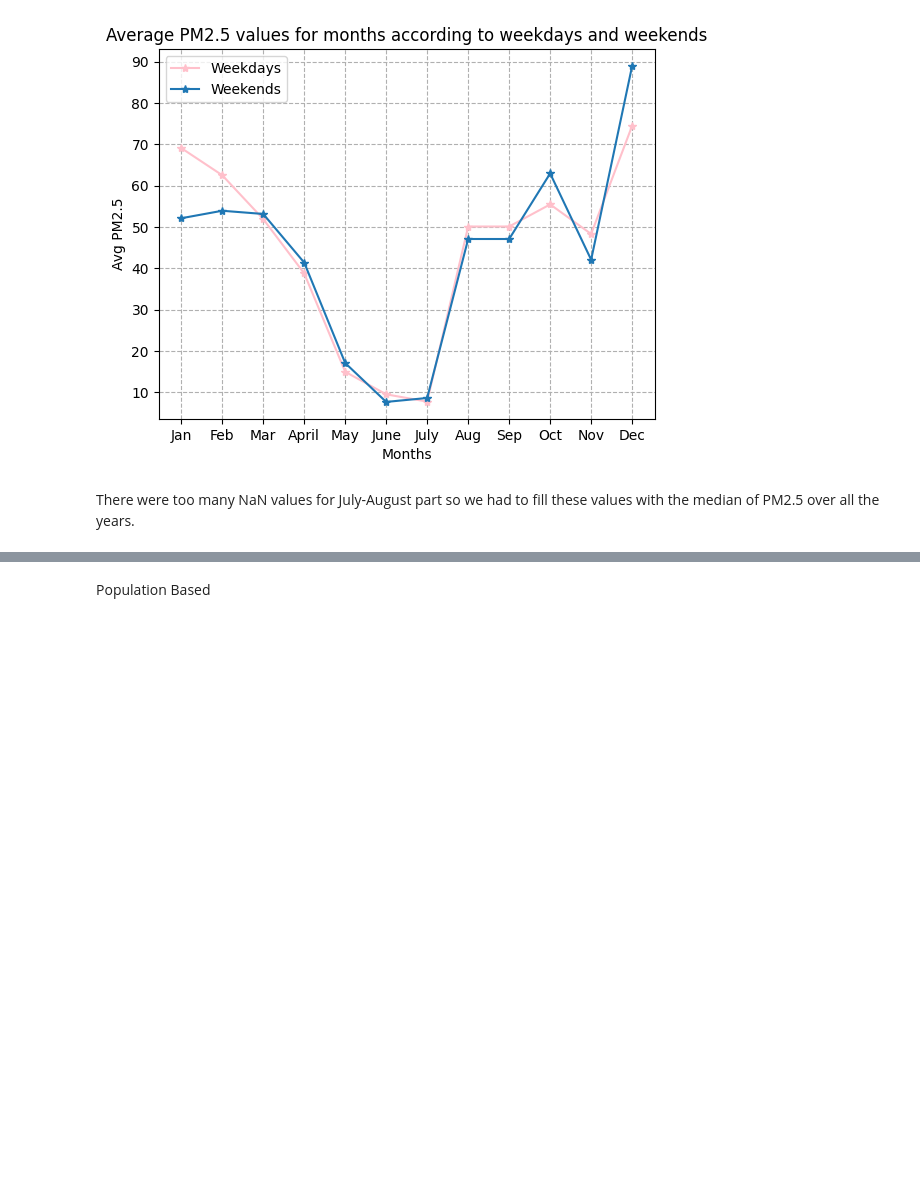
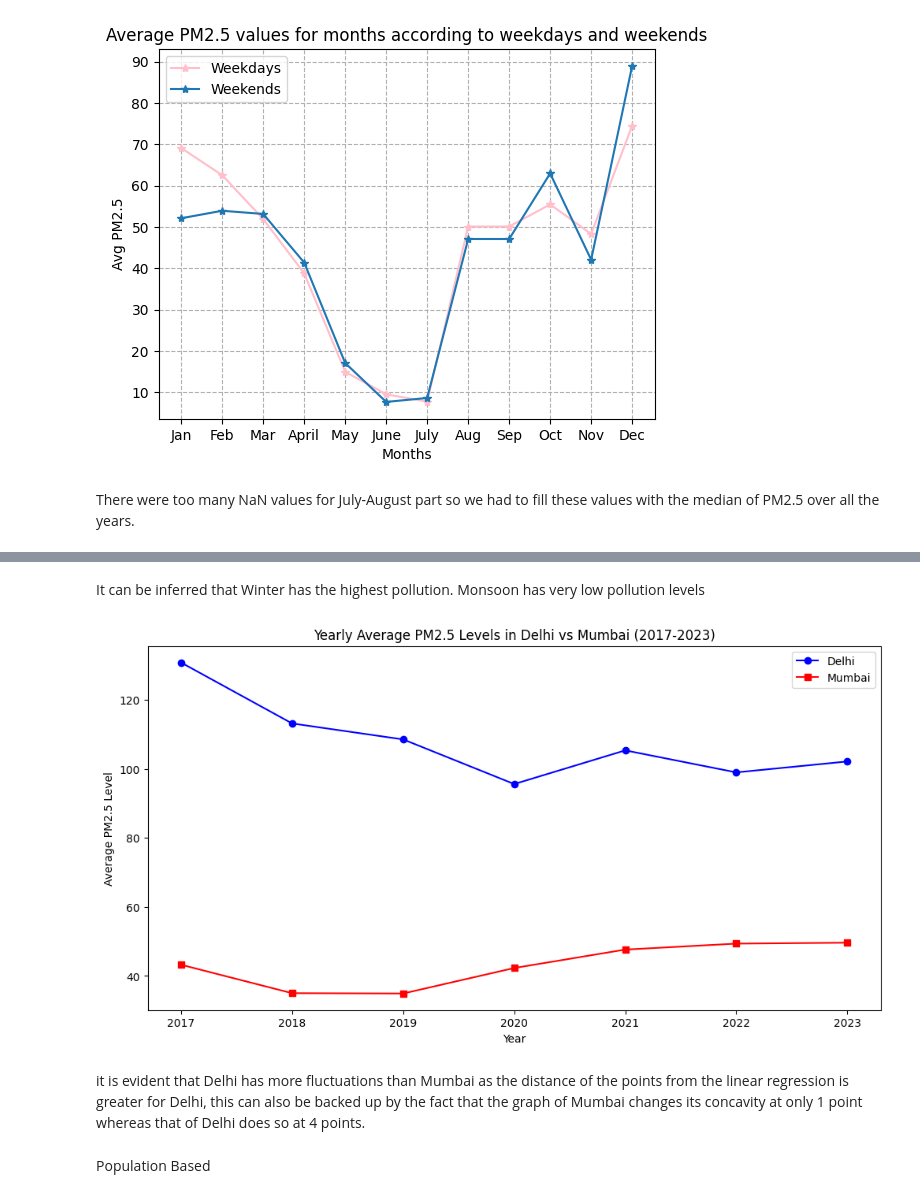
Before and after one commit to dishantranparia/PSDV, a Jupyter notebook: J076final.ipynb, the cells around one changed output, grey strips where cells are left out. Cells and saved outputs as stored; diff of their text form; code cells hidden in the pictures; blank space fills up the shorter version.

```diff
--- a/J076final.ipynb
+++ b/J076final.ipynb
@@ -146,3 +215,31 @@ There were too many NaN values for July-August part so we had to fill these valu
+# %% [markdown]
+It can be inferred that Winter has the highest pollution. Monsoon has very low pollution levels
+# %%
+# Q3
+
+mumbai = {}
+delhi = {}
+
+for yr in range(2017, 2024):
+    delhi[yr] = (df[(df["state"] == "Delhi") & (df["Timestamp"].dt.year == yr)]["PM2.5"].mean())
+for yr in range(2017, 2024):
+    mumbai[yr] = (df[(df["city"] == "Mumbai") & (df["Timestamp"].dt.year == yr)]["PM2.5"].mean())
+
+delhi = pd.DataFrame.from_dict(delhi, orient="index", columns=["PM2.5"])
+mumbai = pd.DataFrame.from_dict(mumbai, orient="index", columns=["PM2.5"])
+
+plt.figure(figsize=(12, 6))
+plt.plot(delhi.index, delhi["PM2.5"], marker='o', linestyle='-', color='blue', label="Delhi")
+plt.plot(mumbai.index, mumbai["PM2.5"], marker='s', linestyle='-', color='red', label="Mumbai")
+plt.xlabel("Year")
+plt.ylabel("Average PM2.5 Level")
+plt.title("Yearly Average PM2.5 Levels in Delhi vs Mumbai (2017-2023)")
+plt.legend()
+plt.show()
+# %% [output]
+[figure, added]
+# %% [markdown]
+it is evident that Delhi has more fluctuations than Mumbai as the distance of the points from the linear regression is greater for Delhi, this can also be backed up by the fact that the graph of Mumbai changes its concavity at only 1 point whereas that of Delhi does so at 4 points.
 # %% [markdown]
 Population Based
 # %%
```
Also changed, not shown: parts of 5 cells of this notebook.
